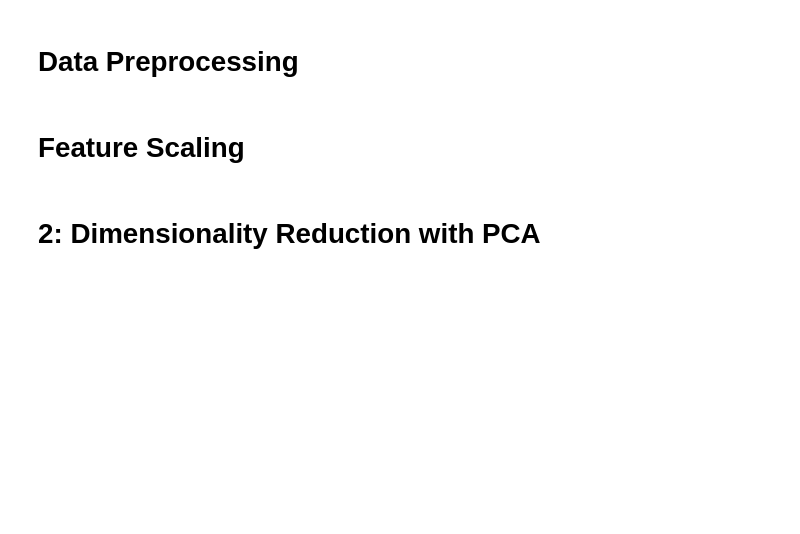
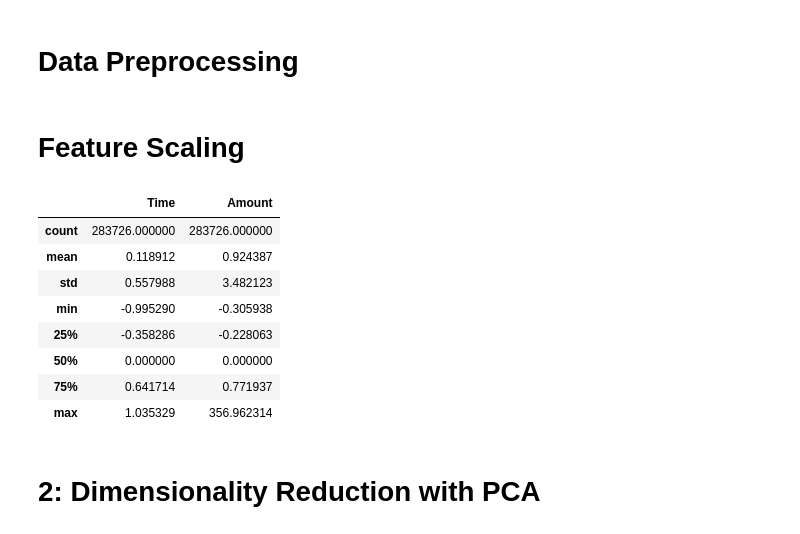
Before and after one commit to DOHA-BASEM3/FINAL-PROJECT, a Jupyter notebook: Anomaly_Detection_Project.ipynb, the cells around one changed output. Cells and saved outputs as stored; diff of their text form; code cells hidden in the pictures; blank space fills up the shorter version.

```diff
--- a/Anomaly_Detection_Project.ipynb
+++ b/Anomaly_Detection_Project.ipynb
@@ -37,7 +73,35 @@ df.head()
 # %% [markdown]
 # Data Preprocessing
+# %%
+X = df.drop('Class', axis=1)
+y = df['Class']
 # %% [markdown]
 # Feature Scaling
+# %%
+# Scaling features before PCA and anomaly detection.
+# RobustScaler is used to reduce outlier influence.
+
+
+# Only Time and Amount were scaled,
+# as the remaining features (V1–V28)
+# were already transformed using PCA.
+
+scaler = RobustScaler()
+
+X['Time'] = scaler.fit_transform(X[['Time']])
+X['Amount'] = scaler.fit_transform(X[['Amount']])
+
+X[['Time', 'Amount']].describe()
+# %% [output]
+|  | Time | Amount |
+| count | 283726.000000 | 283726.000000 |
+| mean | 0.118912 | 0.924387 |
+| std | 0.557988 | 3.482123 |
+| min | -0.995290 | -0.305938 |
+| 25% | -0.358286 | -0.228063 |
+| 50% | 0.000000 | 0.000000 |
+| 75% | 0.641714 | 0.771937 |
+| max | 1.035329 | 356.962314 |
 # %% [markdown]
 # **2: Dimensionality Reduction with PCA**
 # %% [markdown]
```
Also changed, not shown: parts of 5 cells of this notebook.
